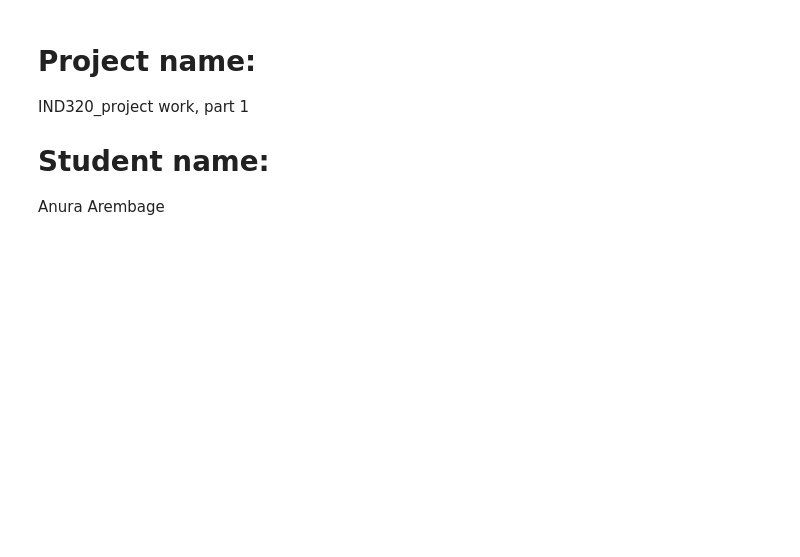
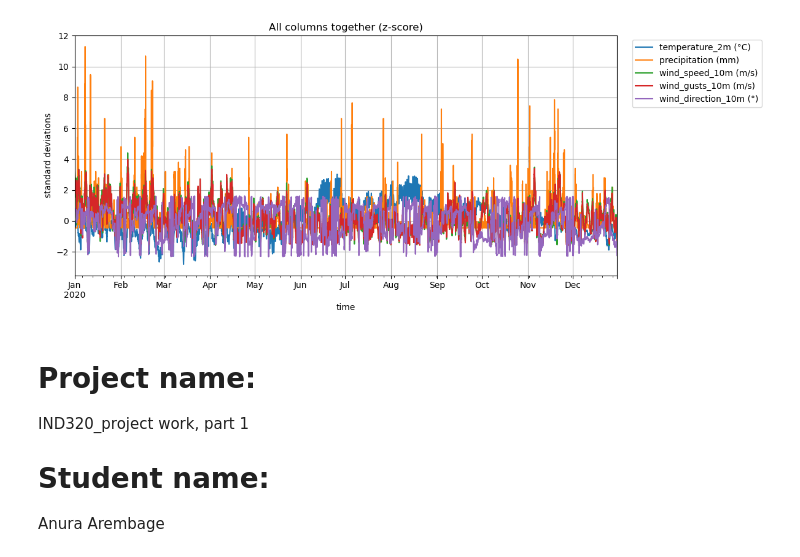
Before and after one commit to Anura-dot/my_streamlit_project, a Jupyter notebook: app.ipynb, the cells around one changed output. Cells and saved outputs as stored; diff of their text form; code cells hidden in the pictures; blank space fills up the shorter version.

```diff
--- a/app.ipynb
+++ b/app.ipynb
@@ -1,3 +66,13 @@
+# %%
+# Plot all numeric columns together (z-score)
+z = (df[num_cols] - df[num_cols].mean()) / df[num_cols].std(ddof=0)
+ax = z.plot(figsize=(12, 5))
+ax.set_title("All columns together (z-score)")
+ax.set_ylabel("standard deviations")
+ax.legend(bbox_to_anchor=(1.02, 1), loc="upper left")
+plt.tight_layout()
+# %% [output]
+[figure, added]
 # %% [markdown]
 # Project name:
 IND320_project work, part 1
```
Also changed, not shown: parts of 7 cells of this notebook.
